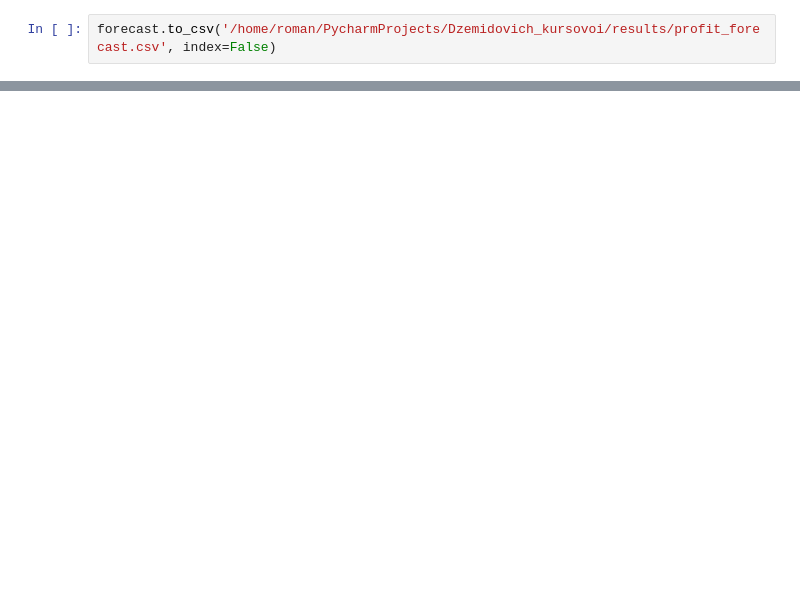
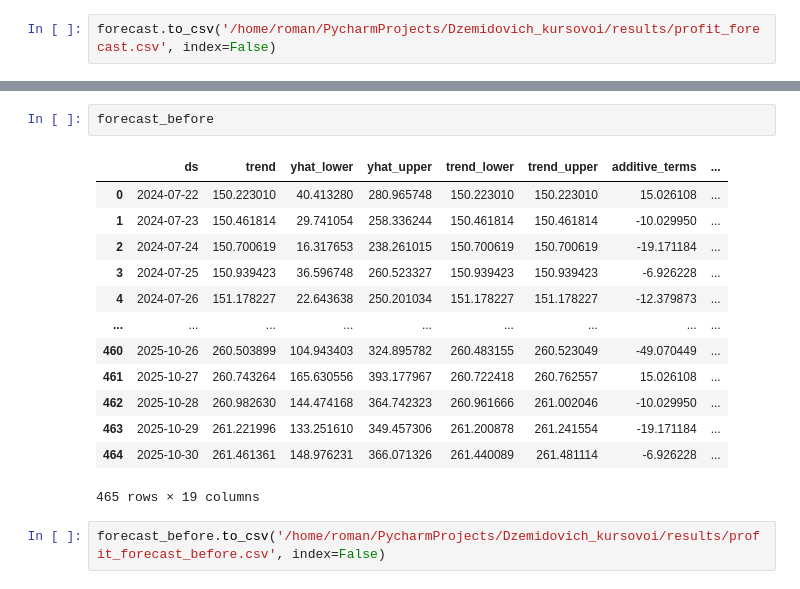
Before and after one commit to Dzemidov/Dzemidovich_kursovoi, a Jupyter notebook: 3_Time_Series_Analysis.ipynb, the cells around one changed output, grey strips where cells are left out. Saved outputs shown, nothing was run; the diff lists cells and outputs as text; blank space fills up the shorter version.

```diff
--- a/3_Time_Series_Analysis.ipynb
+++ b/3_Time_Series_Analysis.ipynb
@@ -74,0 +107,18 @@ fig2 = model.plot_components(forecast)
+# %%
+forecast_before
+# %% [output]
+|  | ds | trend | yhat_lower | yhat_upper | trend_lower | trend_upper | additive_terms | ... |
+| 0 | 2024-07-22 | 150.223010 | 40.413280 | 280.965748 | 150.223010 | 150.223010 | 15.026108 | ... |
+| 1 | 2024-07-23 | 150.461814 | 29.741054 | 258.336244 | 150.461814 | 150.461814 | -10.029950 | ... |
+| 2 | 2024-07-24 | 150.700619 | 16.317653 | 238.261015 | 150.700619 | 150.700619 | -19.171184 | ... |
+| 3 | 2024-07-25 | 150.939423 | 36.596748 | 260.523327 | 150.939423 | 150.939423 | -6.926228 | ... |
+| 4 | 2024-07-26 | 151.178227 | 22.643638 | 250.201034 | 151.178227 | 151.178227 | -12.379873 | ... |
+| ... | ... | ... | ... | ... | ... | ... | ... | ... |
+| 460 | 2025-10-26 | 260.503899 | 104.943403 | 324.895782 | 260.483155 | 260.523049 | -49.070449 | ... |
+| 461 | 2025-10-27 | 260.743264 | 165.630556 | 393.177967 | 260.722418 | 260.762557 | 15.026108 | ... |
+| 462 | 2025-10-28 | 260.982630 | 144.474168 | 364.742323 | 260.961666 | 261.002046 | -10.029950 | ... |
+| 463 | 2025-10-29 | 261.221996 | 133.251610 | 349.457306 | 261.200878 | 261.241554 | -19.171184 | ... |
+| 464 | 2025-10-30 | 261.461361 | 148.976231 | 366.071326 | 261.440089 | 261.481114 | -6.926228 | ... |
+465 rows × 19 columns
+# %%
+forecast_before.to_csv('/home/roman/PycharmProjects/Dzemidovich_kursovoi/results/profit_forecast_before.csv', index=False)
```
Also changed, not shown: parts of 7 cells of this notebook, 1 other file.
